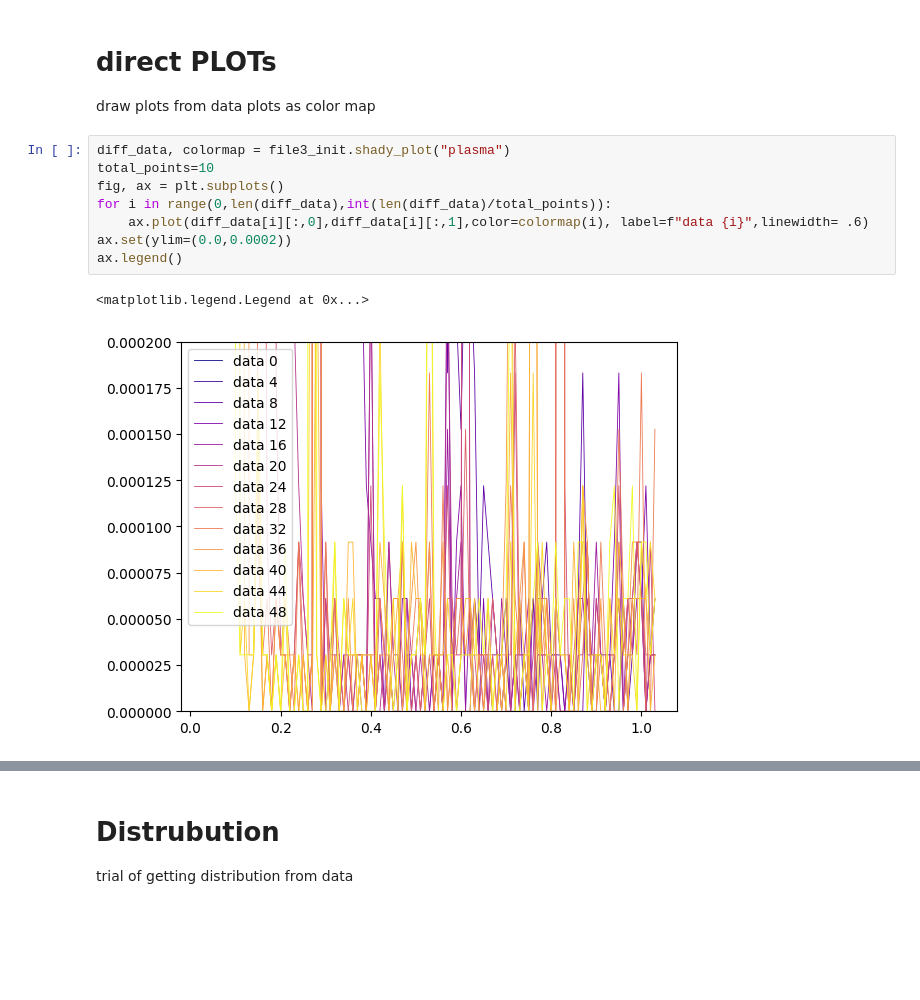
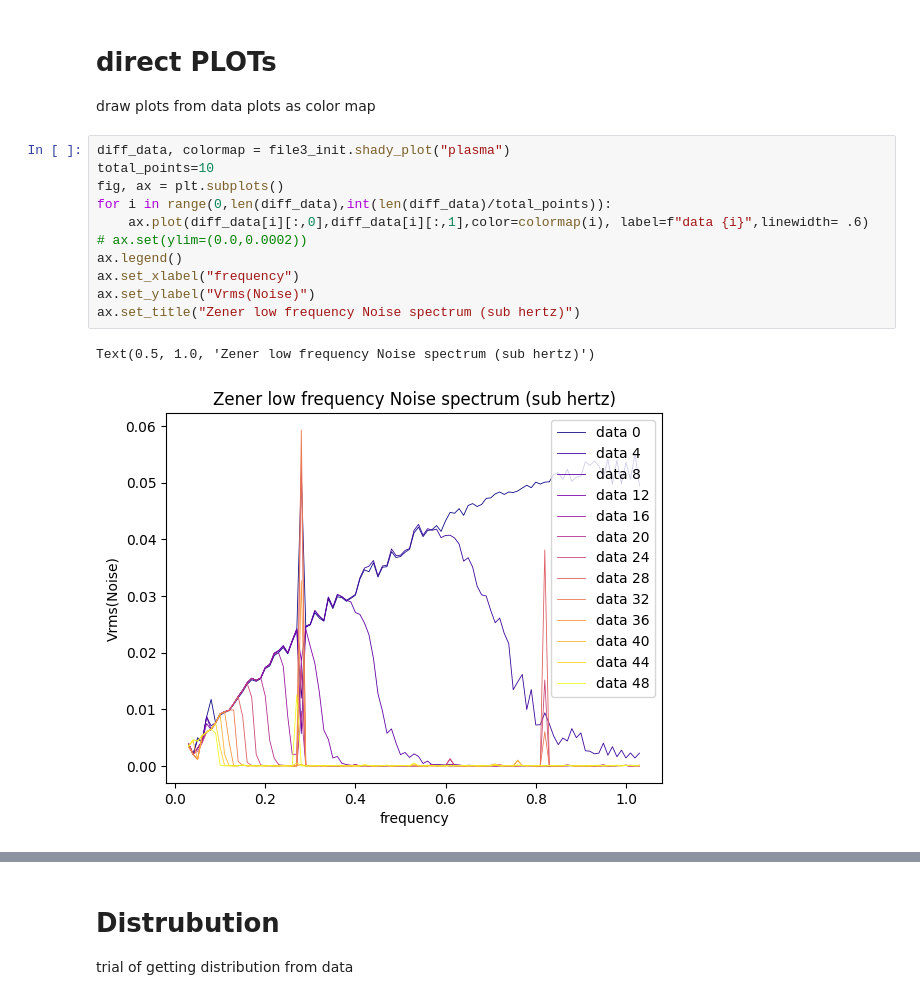
Before and after one commit to vijaypanchalr3/shotnoise, a Jupyter notebook: src/analysis/analysis.ipynb, the cells around one changed output, grey strips where cells are left out. Drawn from its saved outputs; the diff is of its cells as text; blank space fills up the shorter version.

```diff
--- a/src/analysis/analysis.ipynb
+++ b/src/analysis/analysis.ipynb
@@ -43,12 +43,15 @@ draw plots from data plots as color map
 # %%
 diff_data, colormap = file3_init.shady_plot("plasma")
 total_points=10
 fig, ax = plt.subplots()
 for i in range(0,len(diff_data),int(len(diff_data)/total_points)):
     ax.plot(diff_data[i][:,0],diff_data[i][:,1],color=colormap(i), label=f"data {i}",linewidth= .6)
-ax.set(ylim=(0.0,0.0002))
+# ax.set(ylim=(0.0,0.0002))
 ax.legend()
+ax.set_xlabel("frequency")
+ax.set_ylabel("Vrms(Noise)")
+ax.set_title("Zener low frequency Noise spectrum (sub hertz)")
 # %% [output]
-<matplotlib.legend.Legend at 0x...>
+Text(0.5, 1.0, 'Zener low frequency Noise spectrum (sub hertz)')
-[figure, old version]
+[figure, new version]
 # %%
```
Also changed, not shown: parts of 7 cells of this notebook, 2 other files.
